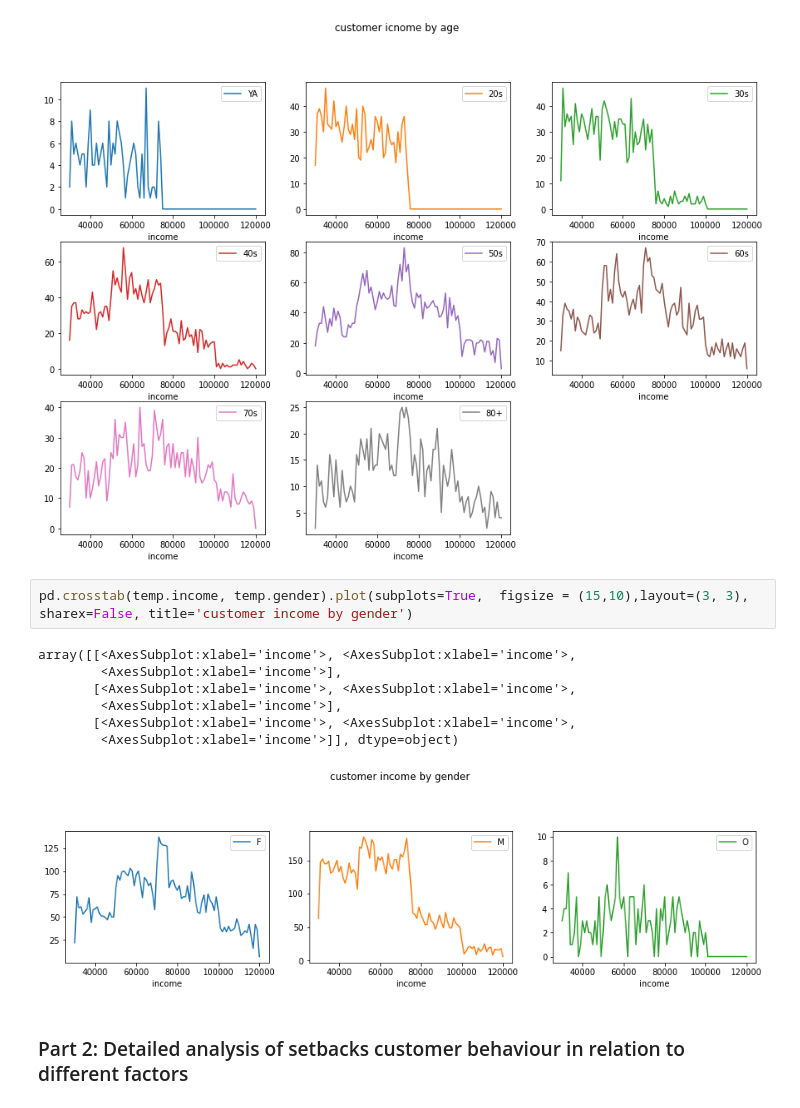
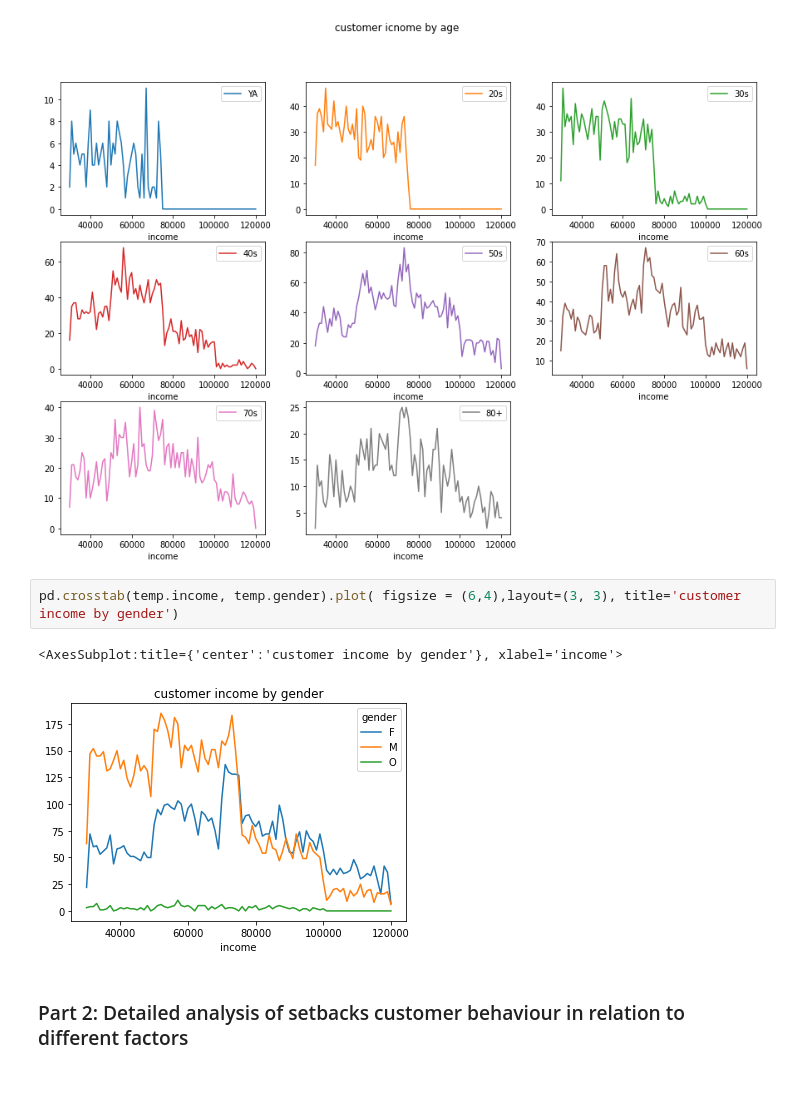
Before and after one commit to wandki/DSND-Capstone-Porject-Starbucks, a Jupyter notebook: Starbucks_Capstone_notebook.ipynb, the cells around one changed output. Saved outputs shown, nothing was run; the diff lists cells and outputs as text.

```diff
--- a/Starbucks_Capstone_notebook.ipynb
+++ b/Starbucks_Capstone_notebook.ipynb
@@ -369,15 +367,10 @@ array([[<AxesSubplot:xlabel='income'>, <AxesSubplot:xlabel='income'>,
         <AxesSubplot:xlabel='income'>]], dtype=object)
 [figure]
 # %%
-pd.crosstab(temp.income, temp.gender).plot(subplots=True,  figsize = (15,10),layout=(3, 3), sharex=False, title='customer income by gender')
+pd.crosstab(temp.income, temp.gender).plot( figsize = (6,4),layout=(3, 3), title='customer income by gender')
 # %% [output]
-array([[<AxesSubplot:xlabel='income'>, <AxesSubplot:xlabel='income'>,
-        <AxesSubplot:xlabel='income'>],
-       [<AxesSubplot:xlabel='income'>, <AxesSubplot:xlabel='income'>,
-        <AxesSubplot:xlabel='income'>],
-       [<AxesSubplot:xlabel='income'>, <AxesSubplot:xlabel='income'>,
-        <AxesSubplot:xlabel='income'>]], dtype=object)
+<AxesSubplot:title={'center':'customer income by gender'}, xlabel='income'>
-[figure, old version]
+[figure, new version]
 # %% [markdown]
 ### Part 2: Detailed analysis of setbacks customer behaviour in relation to different factors
 # %% [markdown]
```
Also changed, not shown: parts of 18 cells of this notebook.
